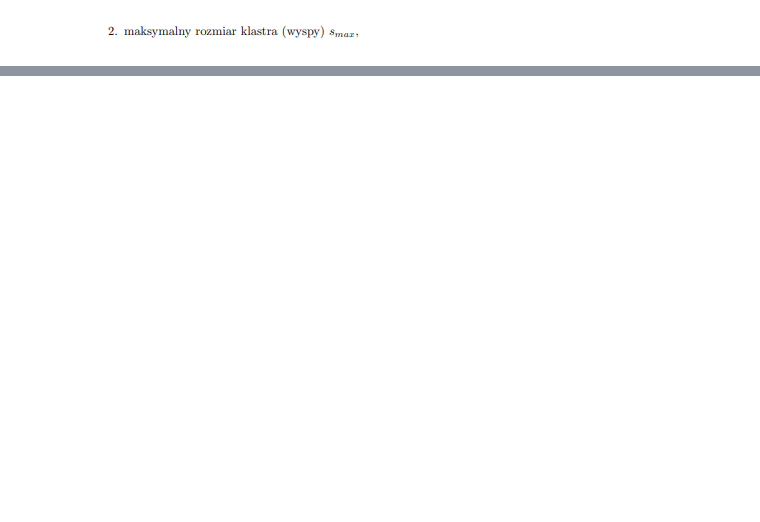
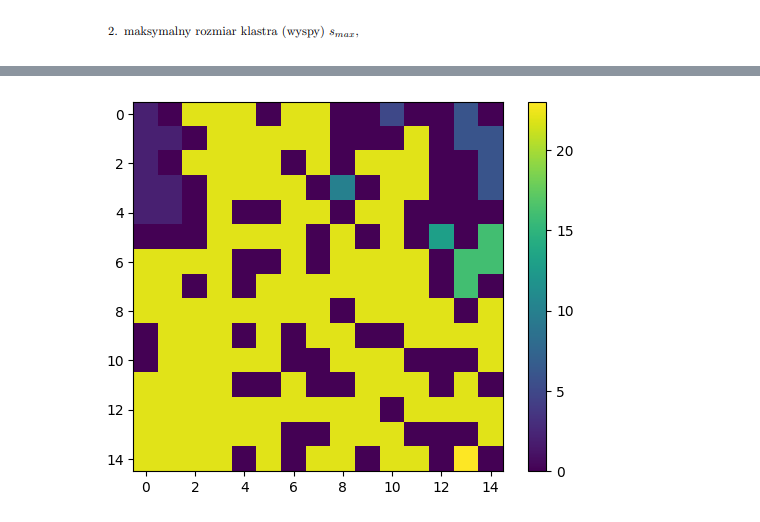
Before and after one commit to rafglo/Fizyka-ukladow-zlozonych, a Jupyter notebook: model_prekolacji.ipynb, the cells around one changed output, grey strips where cells are left out. Cells and saved outputs as stored; diff of their text form; code cells hidden in the pictures; blank space fills up the shorter version.

```diff
--- a/model_prekolacji.ipynb
+++ b/model_prekolacji.ipynb
@@ -128,0 +139,7 @@ def cluster(L, p):
+# %%
+def find_and_replace(label, i, j, above, left):
+    row, col = np.where(label == above)
+    for r, c in zip(row, col):
+        label[r, c] = left
+        #M_k[int(label[r, c])] = M_k[int(above)]
+    return label
@@ -128,0 +190,7 @@ def cluster(L, p):
+# %%
+net, counts = cluster(15, 0.6)
+plt.imshow(net)
+plt.colorbar()
+plt.show()
+# %% [output]
+[figure, added]
```
Also changed, not shown: parts of 8 cells of this notebook, 2 other files.
